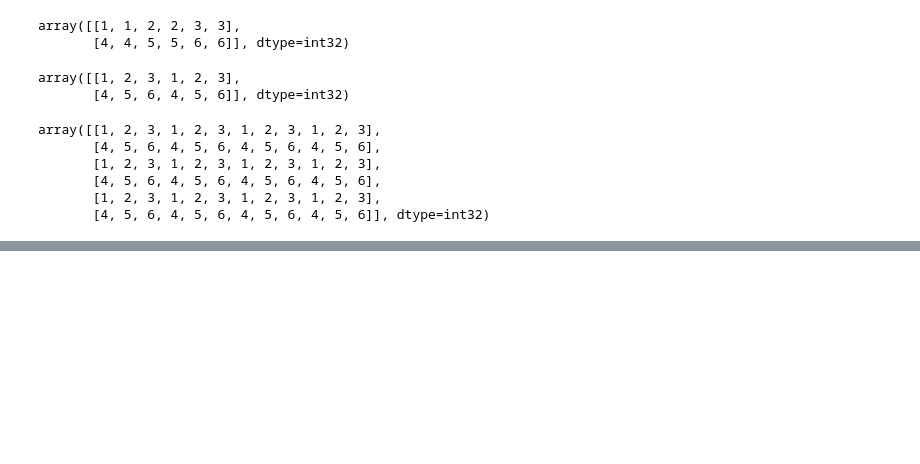
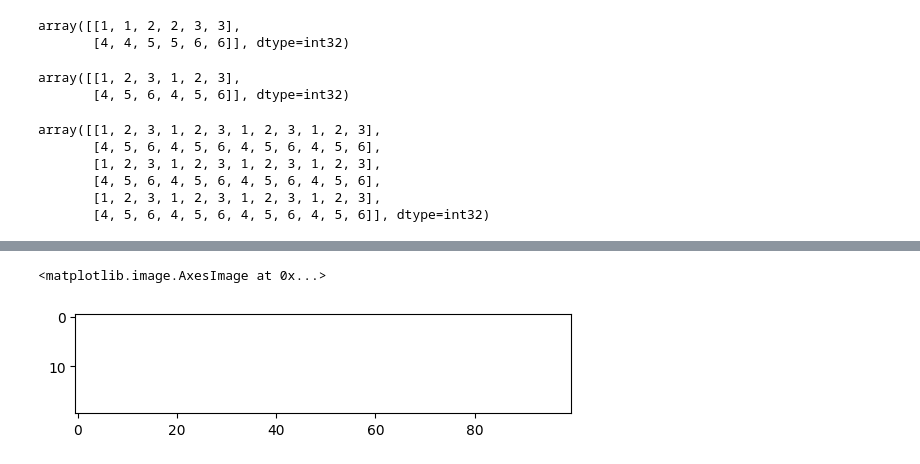
Before and after one commit to cybergigz/data-science, a Jupyter notebook: nondegree_pim_2.ipynb, the cells around one changed output, grey strips where cells are left out. Saved outputs shown, nothing was run; the diff lists cells and outputs as text; code cells hidden in the pictures; blank space fills up the shorter version.

```diff
--- a/nondegree_pim_2.ipynb
+++ b/nondegree_pim_2.ipynb
@@ -1556,0 +1901,5 @@ array([[1, 2, 3, 1, 2, 3, 1, 2, 3, 1, 2, 3],
+# %%
+plt.imshow(white)
+# %% [output]
+<matplotlib.image.AxesImage at 0x...>
+[figure, added]
```
Also changed, not shown: parts of 94 cells of this notebook.
